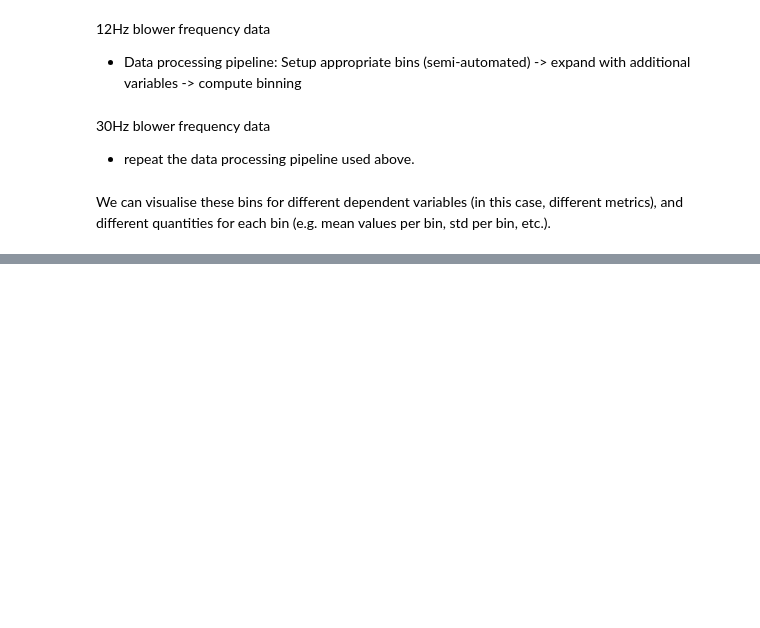
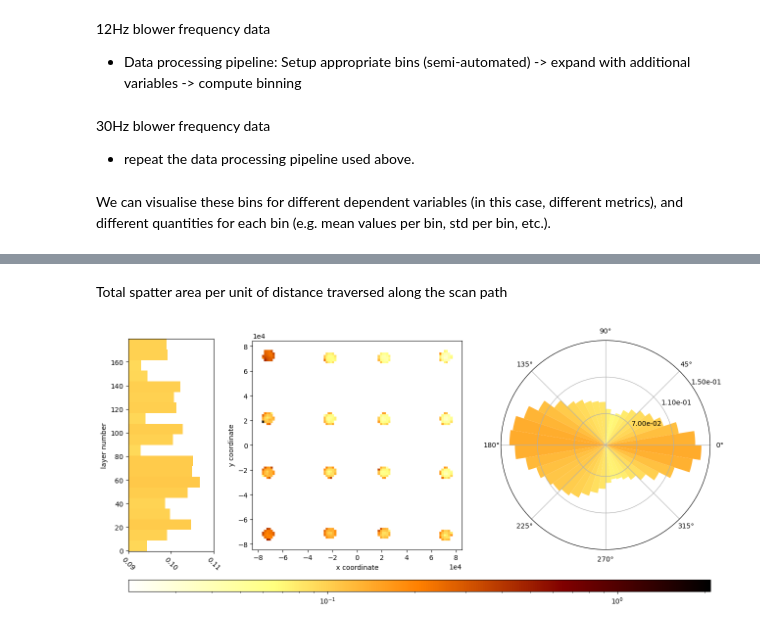
Before and after one commit to PatLT/grouch-binning, a Jupyter notebook: binning_v2.ipynb, the cells around one changed output, grey strips where cells are left out. Saved outputs shown, nothing was run; the diff lists cells and outputs as text; code cells hidden in the pictures; blank space fills up the shorter version.

```diff
--- a/binning_v2.ipynb
+++ b/binning_v2.ipynb
@@ -142,3 +88,0 @@ finite_vals = np.isfinite(dataframe.loc[:,self.variable_names]).to_numpy(dtype=n
-# %%
-%%timeit
-fast_binning.add_at(self.sum_bins,xy,values)
@@ -154,3 +88,0 @@ Test for boolean values.
-# %%
-%%timeit
-fast_binning.addBool_at(self.count_bins,xy,finite_vals)
@@ -163,0 +89,14 @@ np.add.at(self.count_bins,xy[None,:],finite_vals)
+# %% [markdown]
+Total spatter area per unit of distance traversed along the scan path
+# %%
+fig = plt.figure(figsize=(13.0,6.0))
+ax_z,ax_xy,ax_th,vrange = fast_binning.plot_bins(fig,
+                       "Spatter total area",
+                       XY_data,
+                       th_data,
+                       Zl_data,
+                       "per_traversed",
+                       normalisation='log')
+fig.tight_layout()
+# %% [output]
+[figure, added]
```
Also changed, not shown: parts of 21 cells of this notebook, 1 other file.
